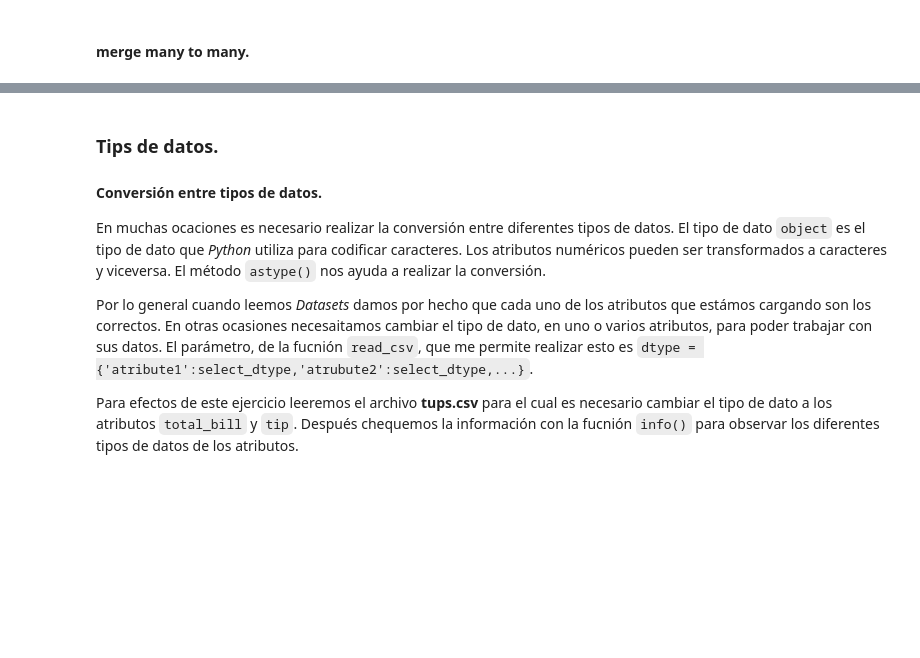
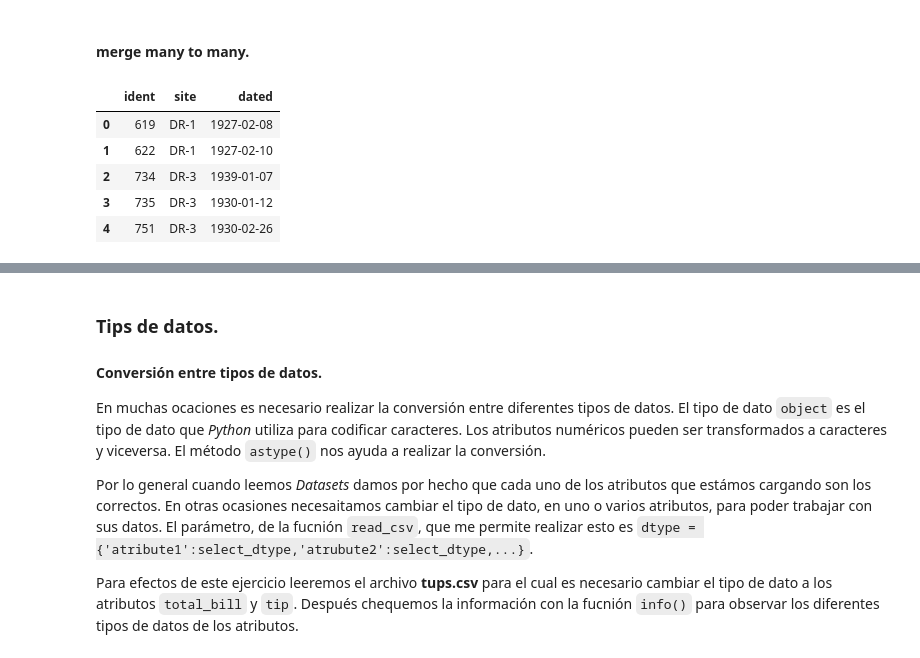
Before and after one commit to geozsig/geopy, a Jupyter notebook: cleaning_data_python/Cleaning_Data_Python.ipynb, the cells around one changed output, grey strips where cells are left out. Drawn from its saved outputs; the diff is of its cells as text; code cells hidden in the pictures; blank space fills up the shorter version.

```diff
--- a/cleaning_data_python/Cleaning_Data_Python.ipynb
+++ b/cleaning_data_python/Cleaning_Data_Python.ipynb
@@ -498,3 +850,13 @@ survey.head()
+# %%
+survey=pd.read_csv('dup_visited.csv')
+survey.head()
+# %% [output]
+|  | ident | site | dated |
+| 0 | 619 | DR-1 | 1927-02-08 |
+| 1 | 622 | DR-1 | 1927-02-10 |
+| 2 | 734 | DR-3 | 1939-01-07 |
+| 3 | 735 | DR-3 | 1930-01-12 |
+| 4 | 751 | DR-3 | 1930-02-26 |
 # %%
 survey=pd.read_csv('survey.csv')
 m2m = pd.merge(left=m2o, right=survey, left_on='ident', right_on='taken')
```
Also changed, not shown: parts of 68 cells of this notebook, 15 other files.
